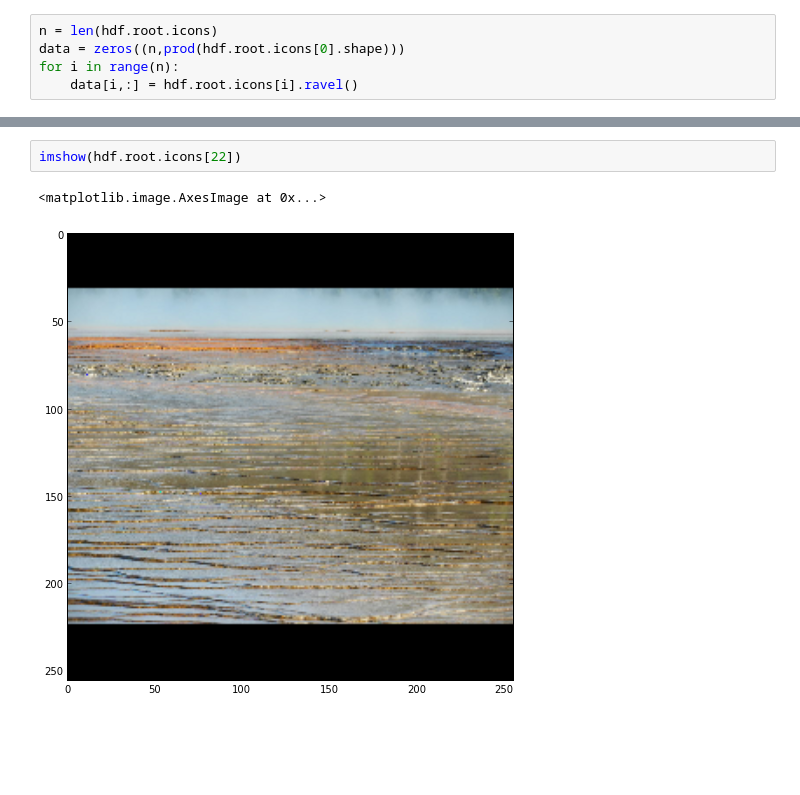
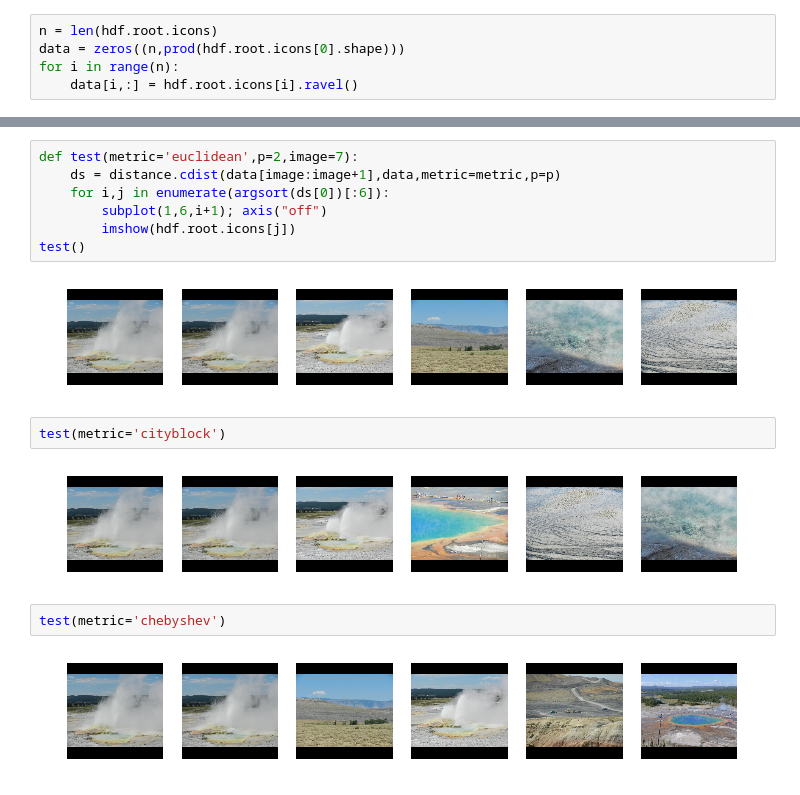
Before and after one commit to tmbdev-teaching/teaching-mmir, a Jupyter notebook: 20-nearest-neighbor.ipynb, the cells around one changed output, grey strips where cells are left out. Cells and saved outputs as stored; diff of their text form; blank space fills up the shorter version.

```diff
--- a/20-nearest-neighbor.ipynb
+++ b/20-nearest-neighbor.ipynb
@@ -28,5 +129,17 @@ for j in range(6):
-# %%
-imshow(hdf.root.icons[22])
-# %% [output]
-<matplotlib.image.AxesImage at 0x...>
-[figure, removed]
+# %%
+def test(metric='euclidean',p=2,image=7):
+    ds = distance.cdist(data[image:image+1],data,metric=metric,p=p)
+    for i,j in enumerate(argsort(ds[0])[:6]):
+        subplot(1,6,i+1); axis("off")
+        imshow(hdf.root.icons[j])
+test()
+# %% [output]
+[figure, added]
+# %%
+test(metric='cityblock')
+# %% [output]
+[figure, added]
+# %%
+test(metric='chebyshev')
+# %% [output]
+[figure, added]
```
Also changed, not shown: parts of 31 cells of this notebook, 3 other files.
